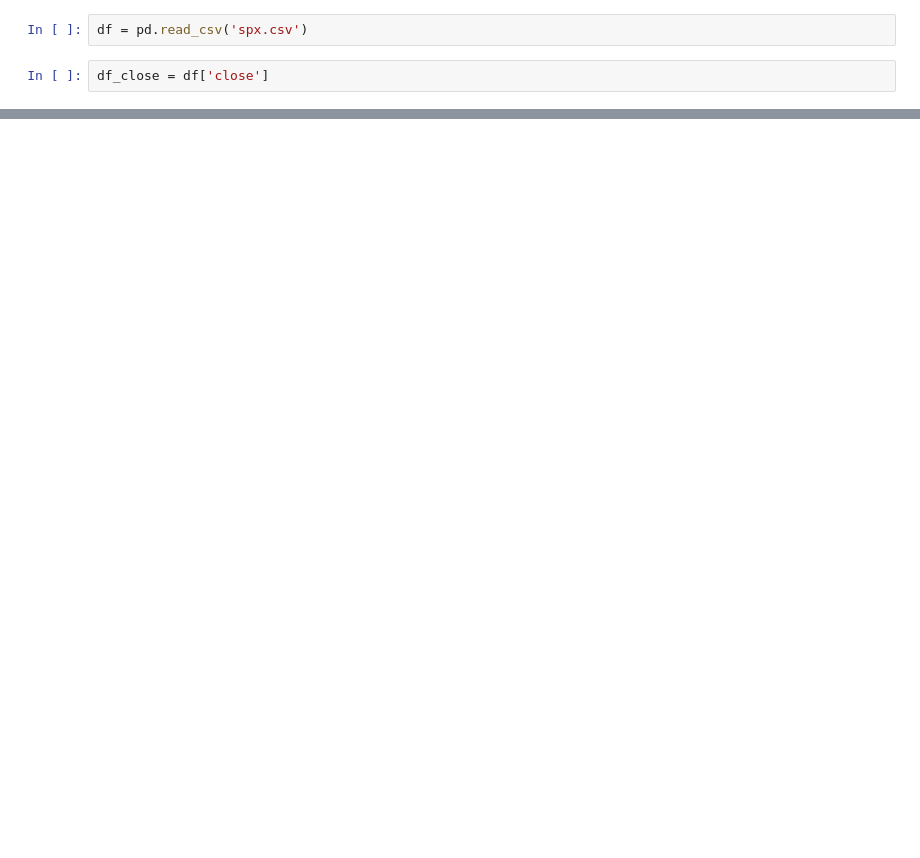
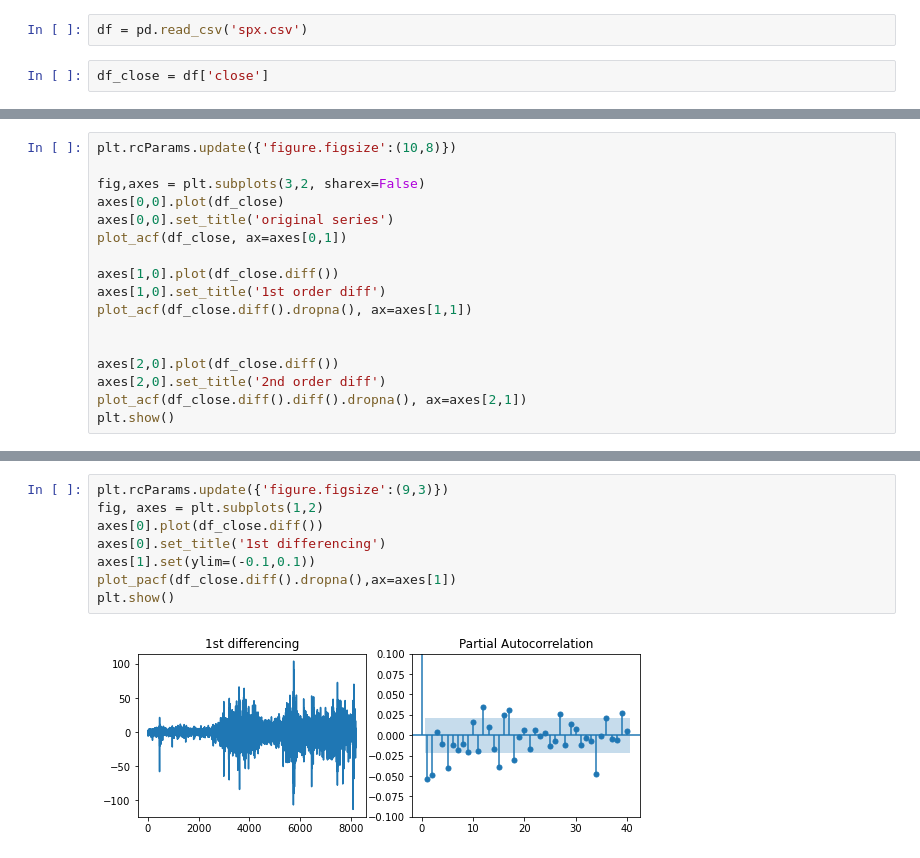
Before and after one commit to cfeng-git/ACV-Project, a Jupyter notebook: ARIMA on S&P500 using day-forward-chaining cv.ipynb, the cells around one changed output, grey strips where cells are left out. Drawn from its saved outputs; the diff is of its cells as text; blank space fills up the shorter version.

```diff
--- a/ARIMA on S&P500 using day-forward-chaining cv.ipynb
+++ b/ARIMA on S&P500 using day-forward-chaining cv.ipynb
@@ -24,0 +30,17 @@ p-value: 0.9957332769254442
+# %%
+plt.rcParams.update({'figure.figsize':(10,8)})
+
+fig,axes = plt.subplots(3,2, sharex=False)
+axes[0,0].plot(df_close)
+axes[0,0].set_title('original series')
+plot_acf(df_close, ax=axes[0,1])
+
+axes[1,0].plot(df_close.diff())
+axes[1,0].set_title('1st order diff')
+plot_acf(df_close.diff().dropna(), ax=axes[1,1])
+
+
+axes[2,0].plot(df_close.diff())
+axes[2,0].set_title('2nd order diff')
+plot_acf(df_close.diff().diff().dropna(), ax=axes[2,1])
+plt.show()
@@ -24,0 +49,10 @@ p-value: 0.9957332769254442
+# %%
+plt.rcParams.update({'figure.figsize':(9,3)})
+fig, axes = plt.subplots(1,2)
+axes[0].plot(df_close.diff())
+axes[0].set_title('1st differencing')
+axes[1].set(ylim=(-0.1,0.1))
+plot_pacf(df_close.diff().dropna(),ax=axes[1])
+plt.show()
+# %% [output]
+[figure, added]
```
Also changed, not shown: parts of 18 cells of this notebook.
